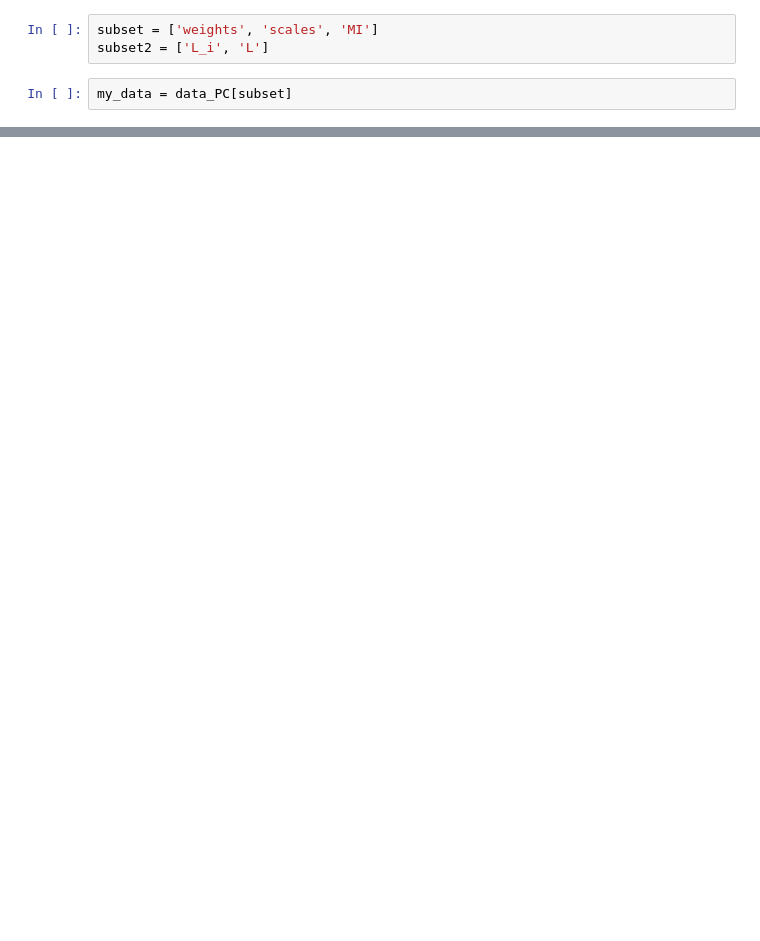
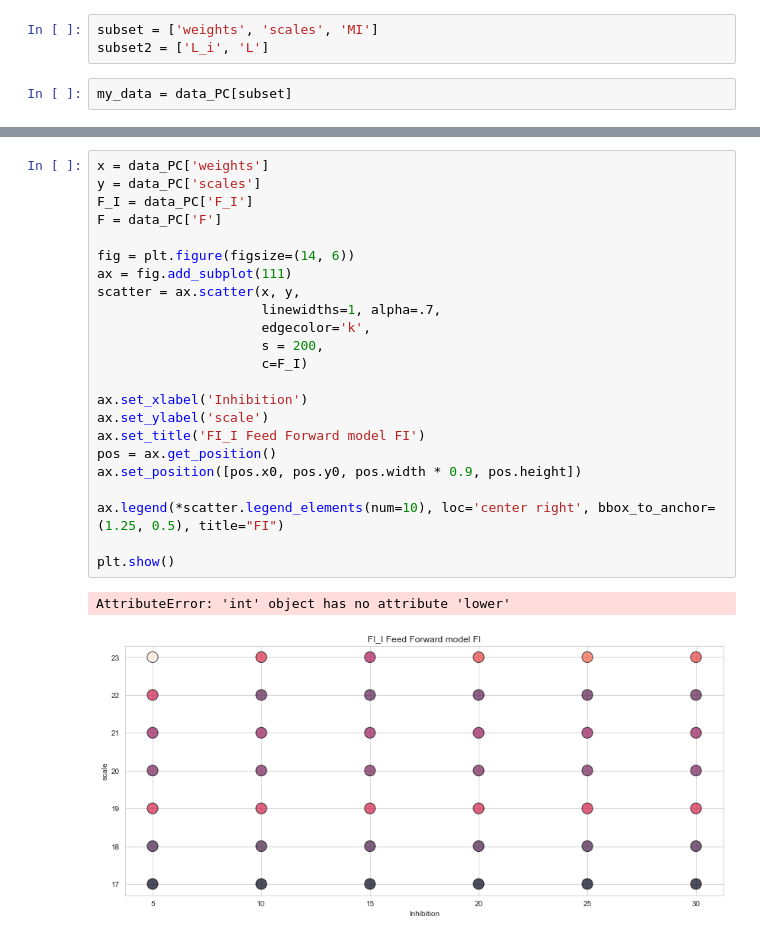
Before and after one commit to LaurenKeizer/BachelorStage, a Jupyter notebook: Microcircuit/Forward_analyzing.ipynb, the cells around one changed output, grey strips where cells are left out. Cells and saved outputs as stored; diff of their text form; blank space fills up the shorter version.

```diff
--- a/Microcircuit/Forward_analyzing.ipynb
+++ b/Microcircuit/Forward_analyzing.ipynb
@@ -87,0 +83,26 @@ plt.show()
+# %%
+x = data_PC['weights']
+y = data_PC['scales']
+F_I = data_PC['F_I']
+F = data_PC['F']
+
+fig = plt.figure(figsize=(14, 6))
+ax = fig.add_subplot(111)
+scatter = ax.scatter(x, y,
+                     linewidths=1, alpha=.7,
+                     edgecolor='k',
+                     s = 200,
+                     c=F_I)
+
+ax.set_xlabel('Inhibition')
+ax.set_ylabel('scale')
+ax.set_title('FI_I Feed Forward model FI')
+pos = ax.get_position()
+ax.set_position([pos.x0, pos.y0, pos.width * 0.9, pos.height])
+
+ax.legend(*scatter.legend_elements(num=10), loc='center right', bbox_to_anchor=(1.25, 0.5), title="FI")
+
+plt.show()
+# %% [output]
+AttributeError: 'int' object has no attribute 'lower'
+[figure, added]
```
Also changed, not shown: parts of 9 cells of this notebook, 4 other files.
